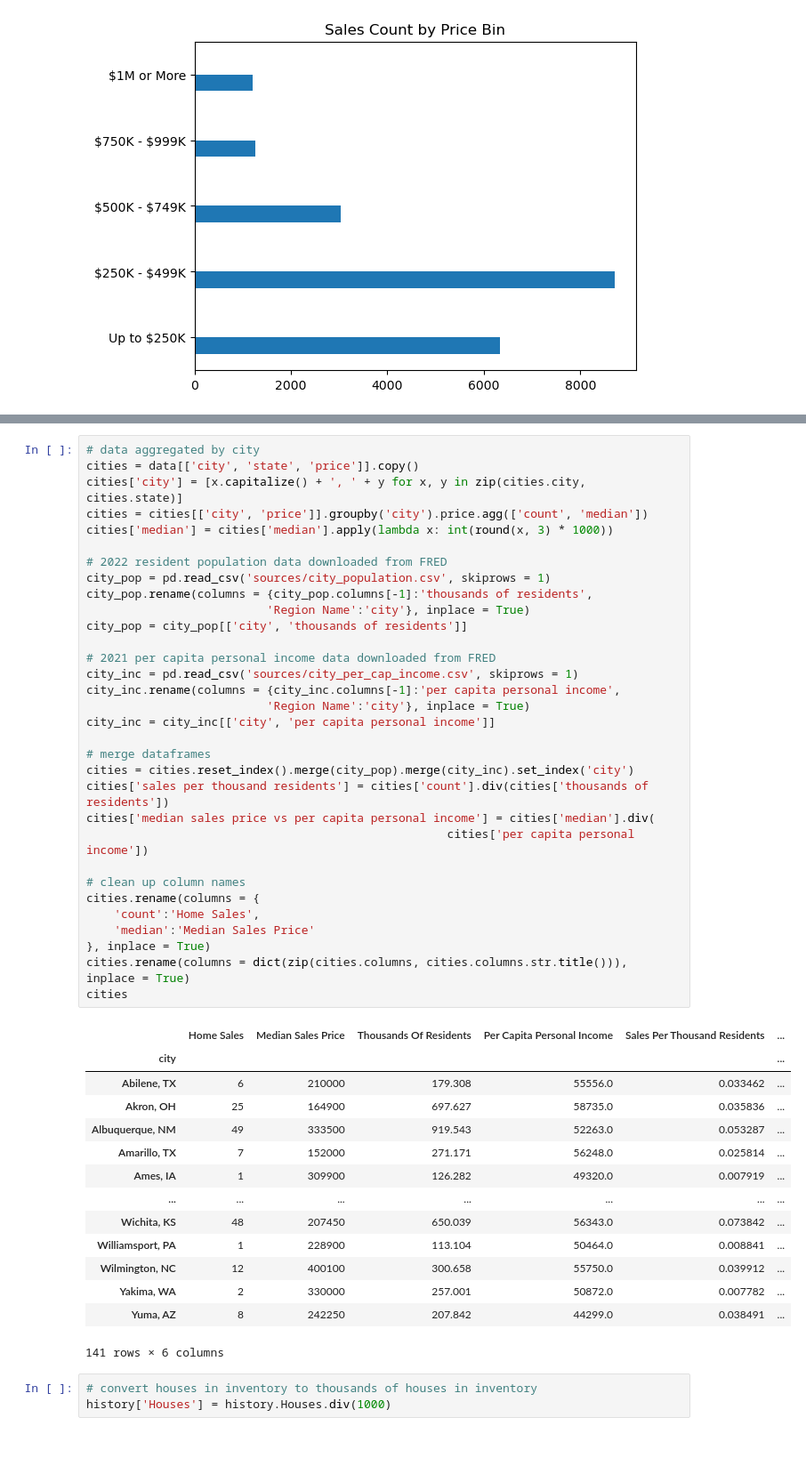
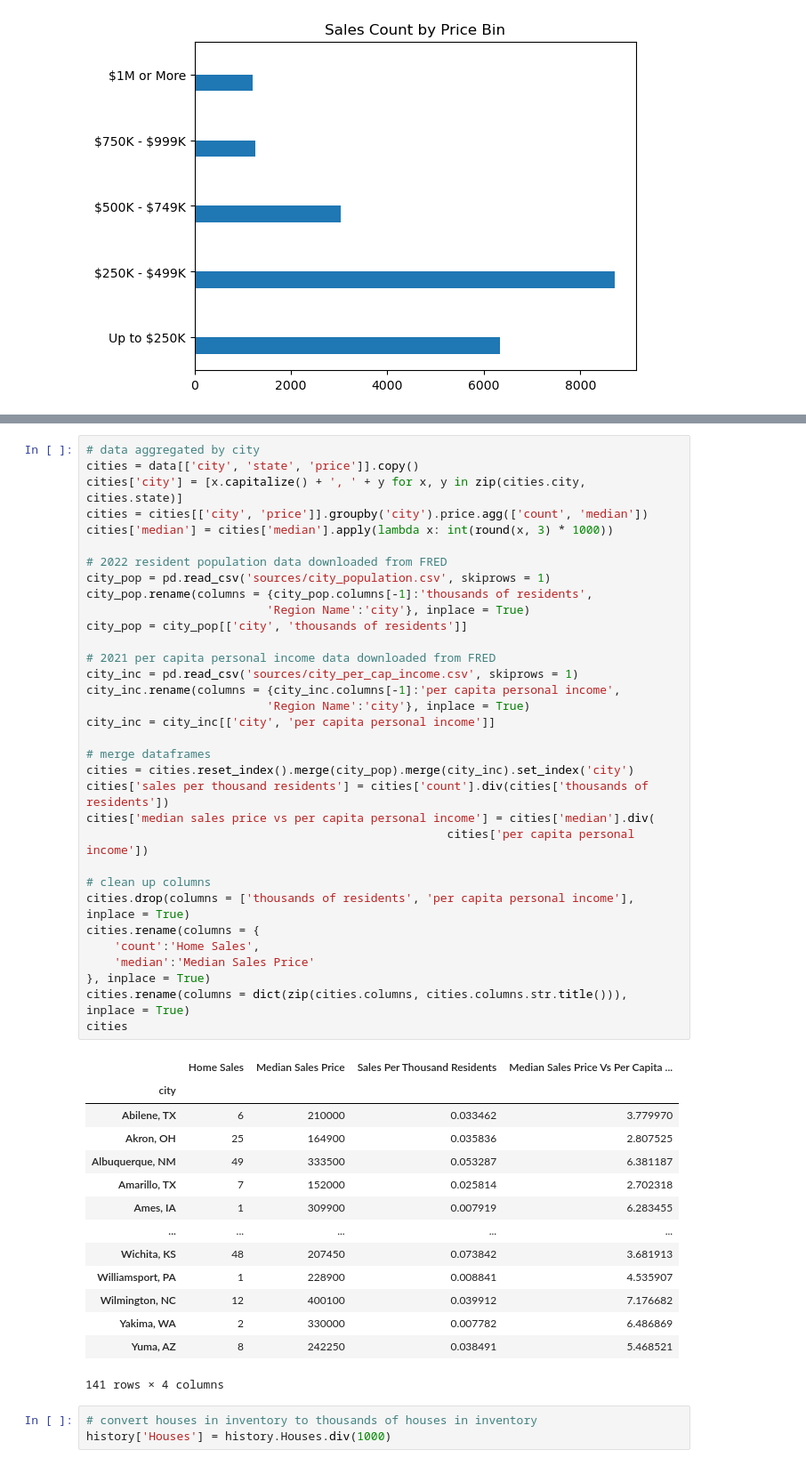
Before and after one commit to WillRobinson152/HW-Assessment, a Jupyter notebook: HW Media Data Reporter Assessment.ipynb, the cells around one changed output, grey strips where cells are left out. Shown: that part at 89% size. Drawn from its saved outputs; the diff is of its cells as text.

```diff
--- a/HW Media Data Reporter Assessment.ipynb
+++ b/HW Media Data Reporter Assessment.ipynb
@@ -296,48 +297,49 @@ states
 cities = data[['city', 'state', 'price']].copy()
 cities['city'] = [x.capitalize() + ', ' + y for x, y in zip(cities.city, cities.state)]
 cities = cities[['city', 'price']].groupby('city').price.agg(['count', 'median'])
 cities['median'] = cities['median'].apply(lambda x: int(round(x, 3) * 1000))
 
 # 2022 resident population data downloaded from FRED
 city_pop = pd.read_csv('sources/city_population.csv', skiprows = 1)
 city_pop.rename(columns = {city_pop.columns[-1]:'thousands of residents',
                           'Region Name':'city'}, inplace = True)
 city_pop = city_pop[['city', 'thousands of residents']]
 
 # 2021 per capita personal income data downloaded from FRED
 city_inc = pd.read_csv('sources/city_per_cap_income.csv', skiprows = 1)
 city_inc.rename(columns = {city_inc.columns[-1]:'per capita personal income',
                           'Region Name':'city'}, inplace = True)
 city_inc = city_inc[['city', 'per capita personal income']]
 
 # merge dataframes
 cities = cities.reset_index().merge(city_pop).merge(city_inc).set_index('city')
 cities['sales per thousand residents'] = cities['count'].div(cities['thousands of residents'])
 cities['median sales price vs per capita personal income'] = cities['median'].div(
                                                     cities['per capita personal income'])
 
-# clean up column names
+# clean up columns
+cities.drop(columns = ['thousands of residents', 'per capita personal income'], inplace = True)
 cities.rename(columns = {
     'count':'Home Sales',
     'median':'Median Sales Price'
 }, inplace = True)
 cities.rename(columns = dict(zip(cities.columns, cities.columns.str.title())), inplace = True)
 cities
 # %% [output]
-|  | Home Sales | Median Sales Price | Thousands Of Residents | Per Capita Personal Income | Sales Per Thousand Residents | ... |
-| city |  |  |  |  |  | ... |
-| Abilene, TX | 6 | 210000 | 179.308 | 55556.0 | 0.033462 | ... |
-| Akron, OH | 25 | 164900 | 697.627 | 58735.0 | 0.035836 | ... |
-| Albuquerque, NM | 49 | 333500 | 919.543 | 52263.0 | 0.053287 | ... |
-| Amarillo, TX | 7 | 152000 | 271.171 | 56248.0 | 0.025814 | ... |
-| Ames, IA | 1 | 309900 | 126.282 | 49320.0 | 0.007919 | ... |
-| ... | ... | ... | ... | ... | ... | ... |
-| Wichita, KS | 48 | 207450 | 650.039 | 56343.0 | 0.073842 | ... |
-| Williamsport, PA | 1 | 228900 | 113.104 | 50464.0 | 0.008841 | ... |
-| Wilmington, NC | 12 | 400100 | 300.658 | 55750.0 | 0.039912 | ... |
-| Yakima, WA | 2 | 330000 | 257.001 | 50872.0 | 0.007782 | ... |
-| Yuma, AZ | 8 | 242250 | 207.842 | 44299.0 | 0.038491 | ... |
+|  | Home Sales | Median Sales Price | Sales Per Thousand Residents | Median Sales Price Vs Per Capita ... |
+| city |  |  |  |  |
+| Abilene, TX | 6 | 210000 | 0.033462 | 3.779970 |
+| Akron, OH | 25 | 164900 | 0.035836 | 2.807525 |
+| Albuquerque, NM | 49 | 333500 | 0.053287 | 6.381187 |
+| Amarillo, TX | 7 | 152000 | 0.025814 | 2.702318 |
+| Ames, IA | 1 | 309900 | 0.007919 | 6.283455 |
+| ... | ... | ... | ... | ... |
+| Wichita, KS | 48 | 207450 | 0.073842 | 3.681913 |
+| Williamsport, PA | 1 | 228900 | 0.008841 | 4.535907 |
+| Wilmington, NC | 12 | 400100 | 0.039912 | 7.176682 |
+| Yakima, WA | 2 | 330000 | 0.007782 | 6.486869 |
+| Yuma, AZ | 8 | 242250 | 0.038491 | 5.468521 |
-141 rows × 6 columns
+141 rows × 4 columns
 # %%
 # convert houses in inventory to thousands of houses in inventory
 history['Houses'] = history.Houses.div(1000)
```
Also changed, not shown: parts of 1 cell of this notebook, 6 other files.
